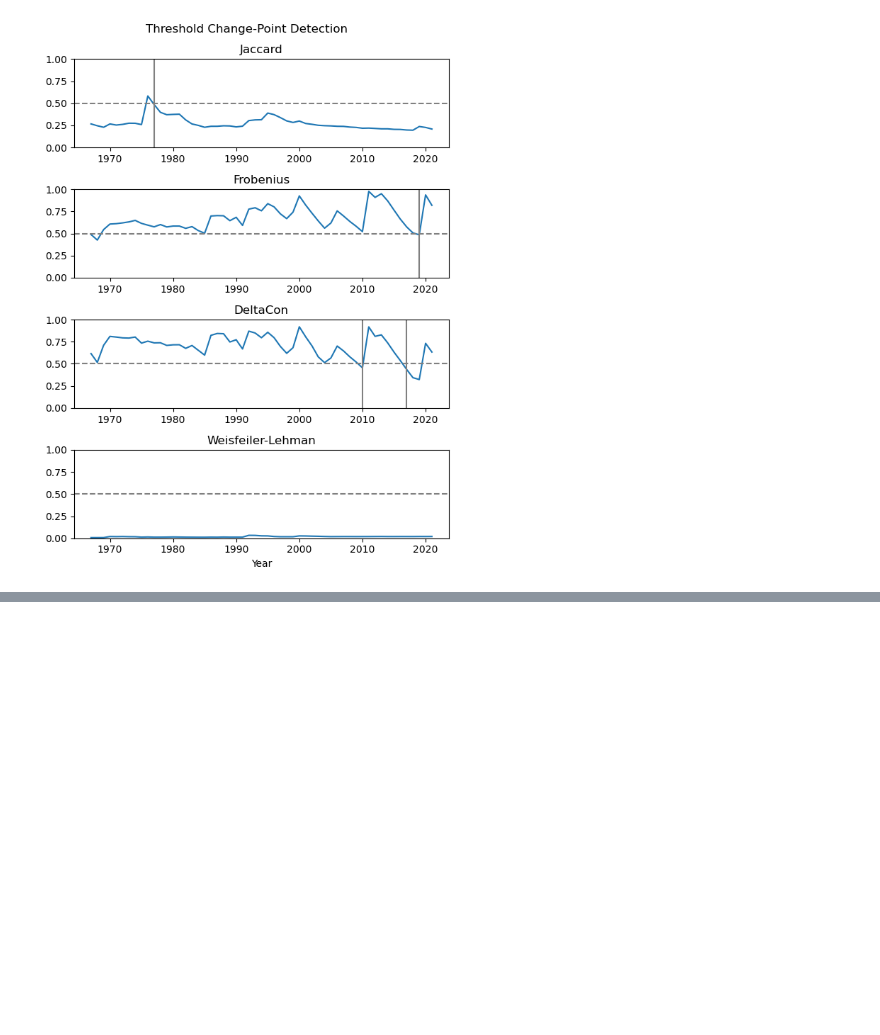
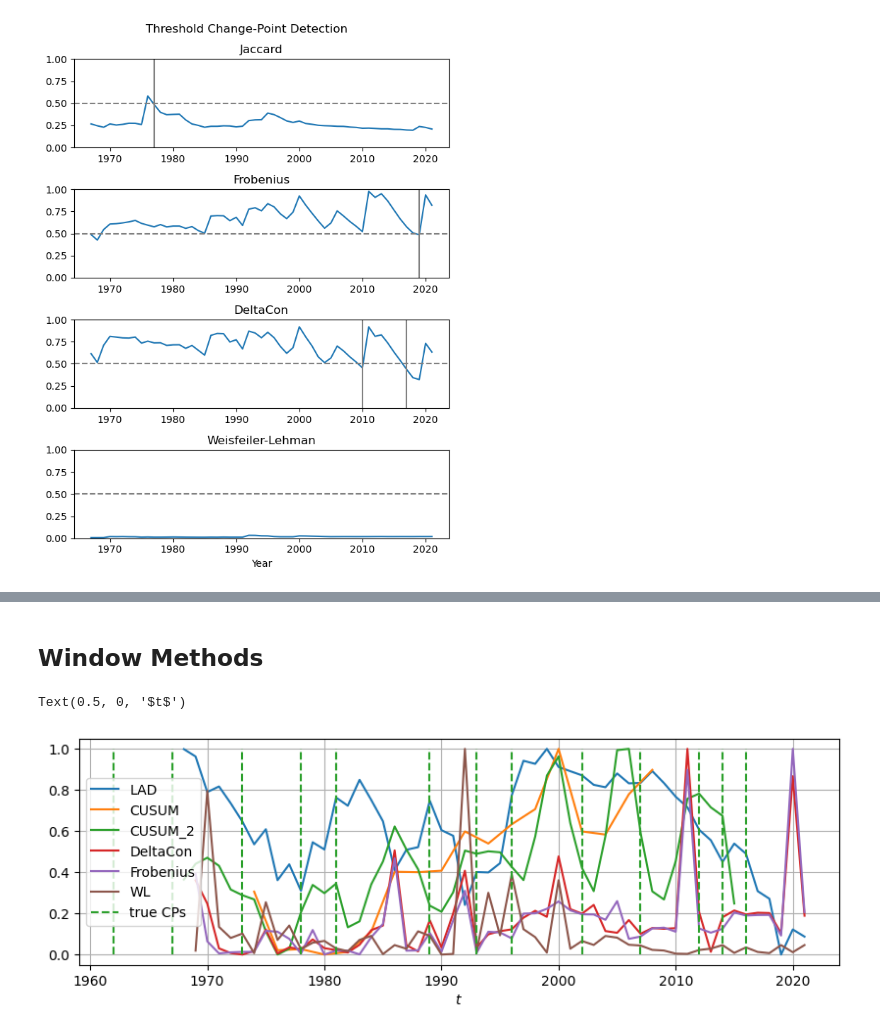
Before and after one commit to soschuetze/Trade-GNN-ChangePoint, a Jupyter notebook: notebooks/change_point_detection.ipynb, the cells around one changed output, grey strips where cells are left out. Saved outputs shown, nothing was run; the diff lists cells and outputs as text; code cells hidden in the pictures; blank space fills up the shorter version.

```diff
--- a/notebooks/change_point_detection.ipynb
+++ b/notebooks/change_point_detection.ipynb
@@ -15,7 +15,7 @@ from netrd.distance import Frobenius
 from netrd.distance import JaccardDistance
 from netrd.distance import DeltaCon
 # %%
-with open('../graphs/export_graphs.pkl', 'rb') as file:
+with open('../graphs/exports_graphs.pkl', 'rb') as file:
     export_graphs = pkl.load(file)
 # %%
 def normalize_similarity(similarity):
@@ -197,0 +183,2 @@ array([[  0.        ,  72.82856582,  64.38944013, ..., 152.77761616,
+# %% [markdown]
+## Window Methods
@@ -197,0 +224,41 @@ array([[  0.        ,  72.82856582,  64.38944013, ..., 152.77761616,
+# %%
+lad, lad_times = laplacian_spectrum_similarity(data, window_length=6,normalize=True, n_eigen=3)
+lad_times = [x+1962 for x in lad_times]
+
+cusum, cusum_times = CUMSUM(data, window_length=6)
+cusum_times = [x+1962 for x in cusum_times]
+
+cusum_2, cusum_2_times = CUMSUM_2(data, window_length=6)
+cusum_2_times = [x+1962 for x in cusum_2_times]
+
+deltacon, dc_times = avg_deltacon_similarity(data, window_length=6,diff=True)
+deltacon_times = [x+1962 for x in dc_times]
+
+frobenius, fb_times = avg_frobenius_distance(data, window_length=6,diff=True)
+fb_times = [x+1962 for x in fb_times]
+
+wl_distance, wl_times = avg_wl_distance(data, window_length=6,diff=True)
+wl_times = [x+1962 for x in wl_times]
+# %%
+lad_norm = normalise_statistics(lad)
+cusum_norm = normalise_statistics(cusum)
+cusum_2_norm = normalise_statistics(cusum_2)
+deltacon_norm = normalise_statistics(deltacon)
+frobenius_norm = normalise_statistics(frobenius)
+wl_distance_norm = normalise_statistics(wl_distance)
+# %%
+fig, ax = plt.subplots(1, 1, figsize=(10,3))
+ax.plot(lad_times, lad_norm, label='LAD')
+ax.plot(cusum_times, cusum_norm, label='CUSUM')
+ax.plot(cusum_2_times, cusum_2_norm, label='CUSUM_2')
+ax.plot(deltacon_times, deltacon_norm, label='DeltaCon')
+ax.plot(fb_times, frobenius_norm, label='Frobenius')
+ax.plot(wl_times, wl_distance_norm, label='WL')
+ax.vlines(x=true_cps, ymin=0, ymax=1, linestyles='dashed', label='true CPs', color='tab:green')
+ax.legend(loc='best')
+ax.grid(visible=True)
+ax.set_xlabel(rf'$t$')
+#ax.set_ylabel(rf'$Z_t(s,L)$')
+# %% [output]
+Text(0.5, 0, '$t$')
+[figure, added]
```
Also changed, not shown: parts of 4 cells of this notebook, 6 other files.
